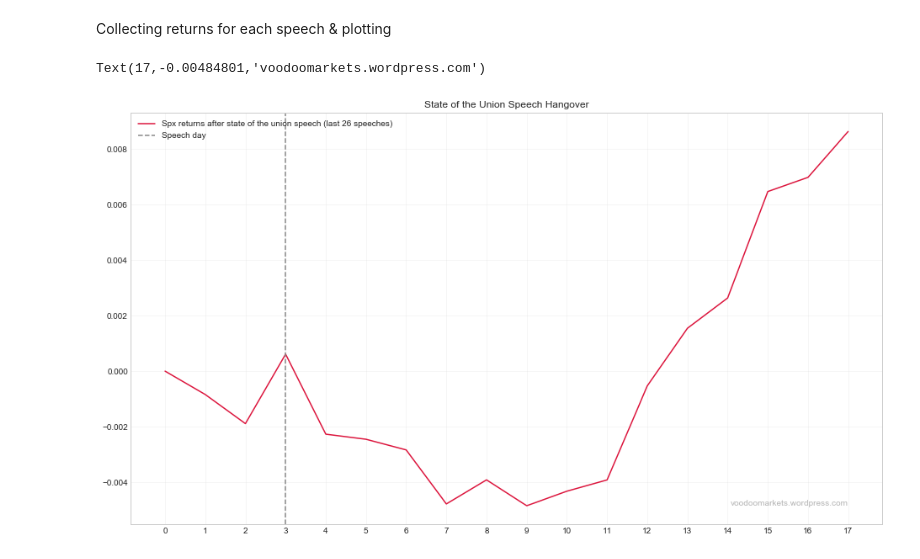
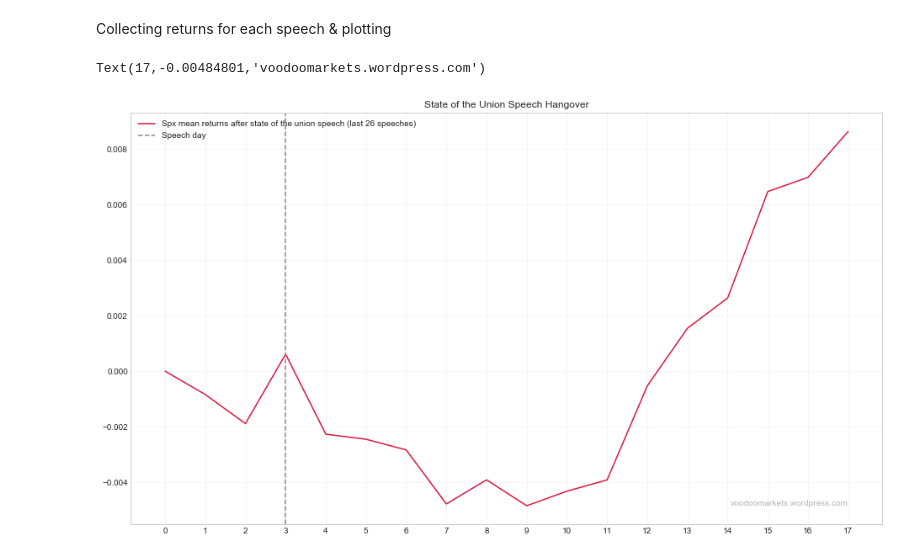
Before and after one commit to Darellblg/VoodooMarkets, a Jupyter notebook: BlogStateoftheUnionSpeechHangover.ipynb, the cells around one changed output. Cells and saved outputs as stored; diff of their text form; code cells hidden in the pictures.

```diff
--- a/BlogStateoftheUnionSpeechHangover.ipynb
+++ b/BlogStateoftheUnionSpeechHangover.ipynb
@@ -35,12 +35,12 @@ for i in df.index:
     rets.iloc[0] = 0
     df_all[i] = rets
 # %%
-plt.plot(df_all.mean(axis=1).cumsum(), color="crimson", label="Spx returns after state of the union speech (last {} speeches)".format(len(df_all.columns)))
+plt.plot(df_all.mean(axis=1).cumsum(), color="crimson", label="Spx mean returns after state of the union speech (last {} speeches)".format(len(df_all.columns)))
 plt.axvline(3, 0, color="#888888", linestyle="--", label="Speech day")
 plt.xticks(np.arange(0, len(df_all), 1))
 plt.legend(loc="upper left")
 plt.title("State of the Union Speech Hangover")
 plt.text(len(df_all)-1, df_all.mean(axis=1).cumsum().min(), "voodoomarkets.wordpress.com", alpha=0.34, horizontalalignment="right")
 # %% [output]
 Text(17,-0.00484801,'voodoomarkets.wordpress.com')
-[figure, old version]
+[figure, new version]
```
